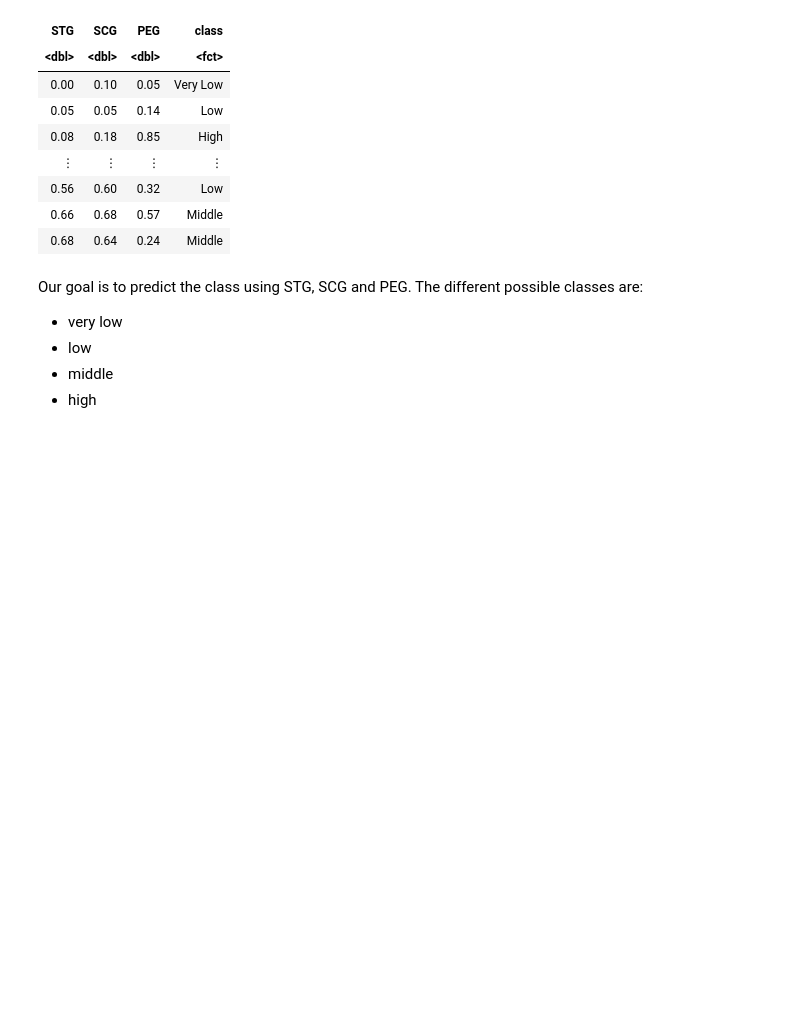
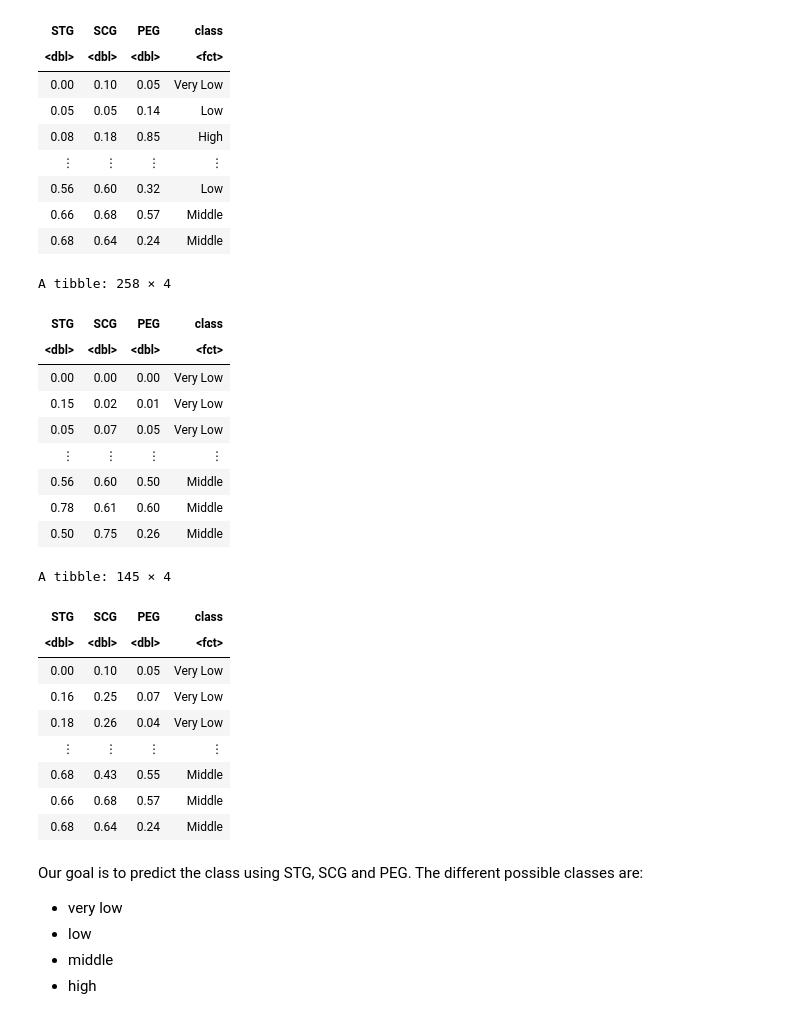
Before and after one commit to yui-ubc/dsci-100-2022w2-section006-group-27, a Jupyter notebook: group_project.ipynb, the cells around one changed output. Drawn from its saved outputs; the diff is of its cells as text; code cells hidden in the pictures; blank space fills up the shorter version.

```diff
--- a/group_project.ipynb
+++ b/group_project.ipynb
@@ -75,6 +93,32 @@ A tibble: 145 × 4
 | 0.56 | 0.60 | 0.32 | Low |
 | 0.66 | 0.68 | 0.57 | Middle |
 | 0.68 | 0.64 | 0.24 | Middle |
+# %%
+knowledge_train <- knowledge_train[order(knowledge_train$class),]
+knowledge_train
+knowledge_test <- knowledge_test[order(knowledge_test$class),]
+knowledge_test
+# %% [output]
+A tibble: 258 × 4
+| STG | SCG | PEG | class |
+| <dbl> | <dbl> | <dbl> | <fct> |
+| 0.00 | 0.00 | 0.00 | Very Low |
+| 0.15 | 0.02 | 0.01 | Very Low |
+| 0.05 | 0.07 | 0.05 | Very Low |
+| ⋮ | ⋮ | ⋮ | ⋮ |
+| 0.56 | 0.60 | 0.50 | Middle |
+| 0.78 | 0.61 | 0.60 | Middle |
+| 0.50 | 0.75 | 0.26 | Middle |
+A tibble: 145 × 4
+| STG | SCG | PEG | class |
+| <dbl> | <dbl> | <dbl> | <fct> |
+| 0.00 | 0.10 | 0.05 | Very Low |
+| 0.16 | 0.25 | 0.07 | Very Low |
+| 0.18 | 0.26 | 0.04 | Very Low |
+| ⋮ | ⋮ | ⋮ | ⋮ |
+| 0.68 | 0.43 | 0.55 | Middle |
+| 0.66 | 0.68 | 0.57 | Middle |
+| 0.68 | 0.64 | 0.24 | Middle |
 # %% [markdown]
 Our goal is to predict the class using STG, SCG and PEG.
 The different possible classes are:
```
Also changed, not shown: parts of 6 cells of this notebook.
